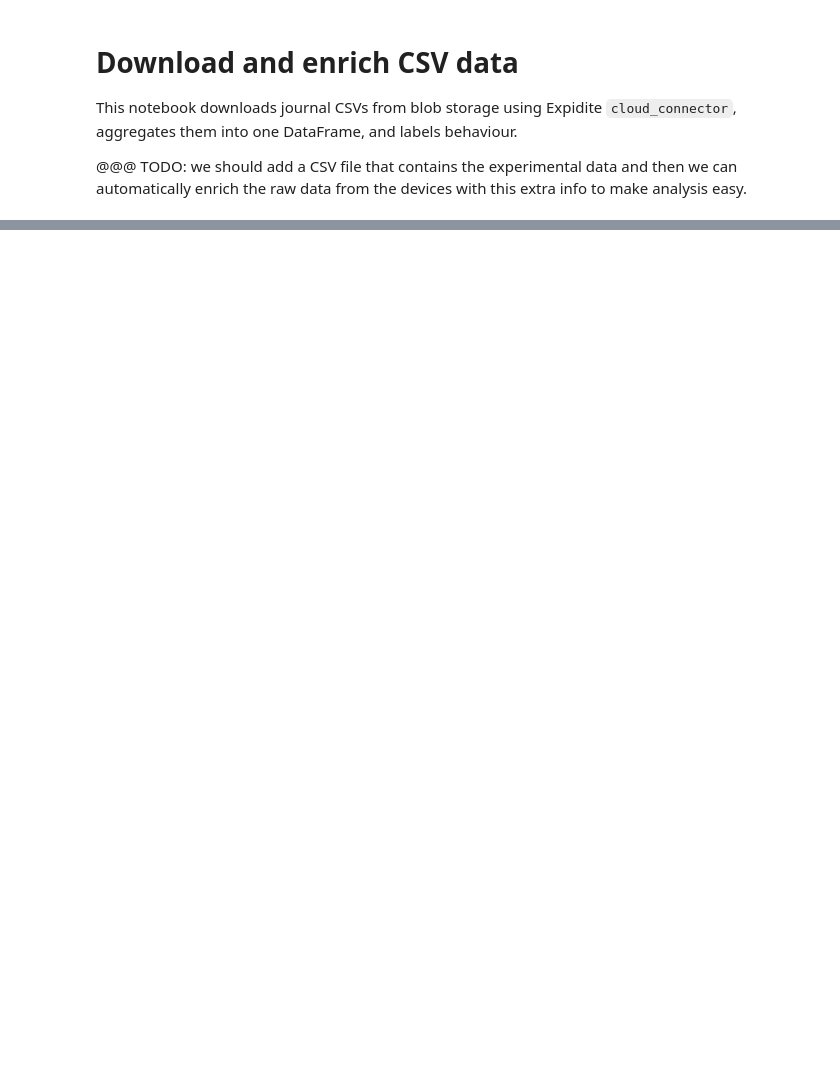
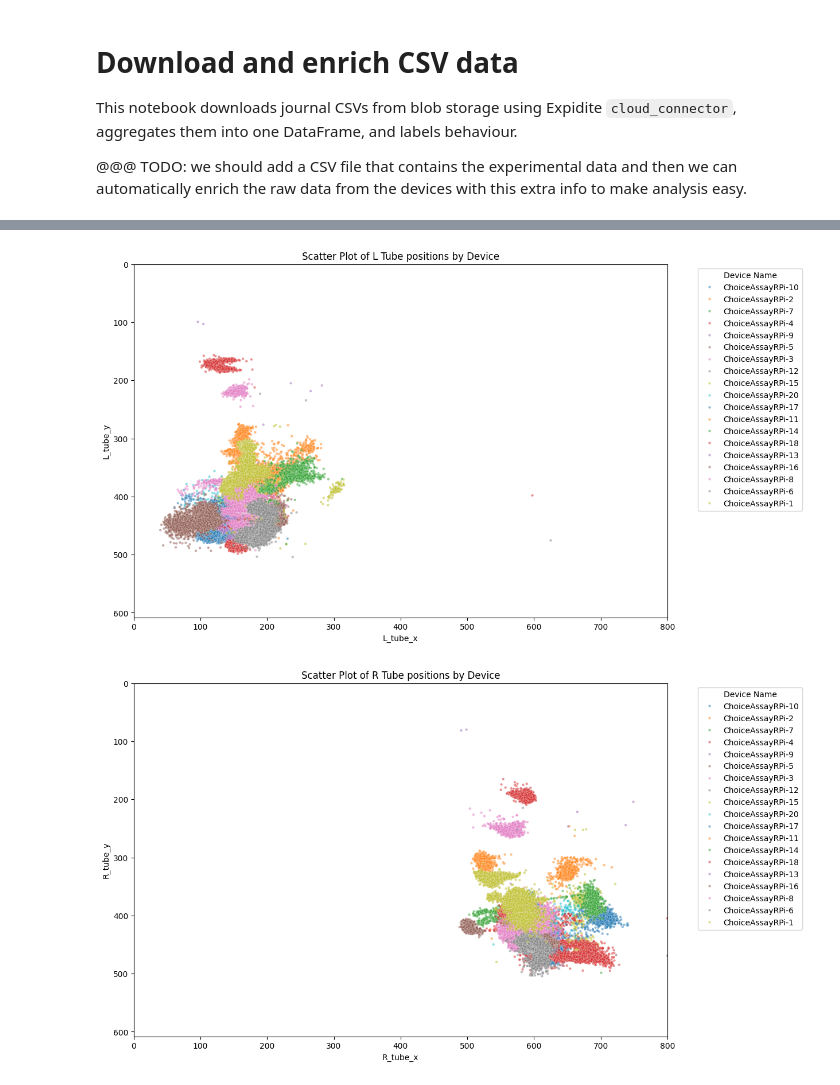
Before and after one commit to Oxford-Bee-Lab/ChoiceAssay, a Jupyter notebook: src/choice_assay/etl/download_and_enrich.ipynb, the cells around one changed output, grey strips where cells are left out. Saved outputs shown, nothing was run; the diff lists cells and outputs as text; code cells hidden in the pictures; blank space fills up the shorter version.

```diff
--- a/src/choice_assay/etl/download_and_enrich.ipynb
+++ b/src/choice_assay/etl/download_and_enrich.ipynb
@@ -124,0 +269,6 @@ else:
+# %%
+image_plot(df, "L_tube_x", "L_tube_y", title="Scatter Plot of L Tube positions by Device")
+image_plot(df, "R_tube_x", "R_tube_y", title="Scatter Plot of R Tube positions by Device")
+# %% [output]
+[figure, added]
+[figure, added]
```
Also changed, not shown: parts of 19 cells of this notebook, 13 other files.
